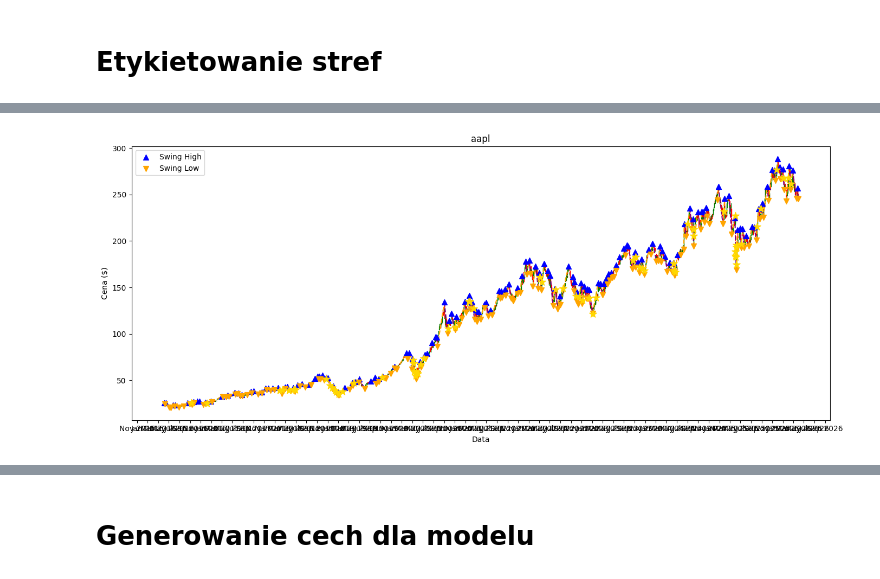
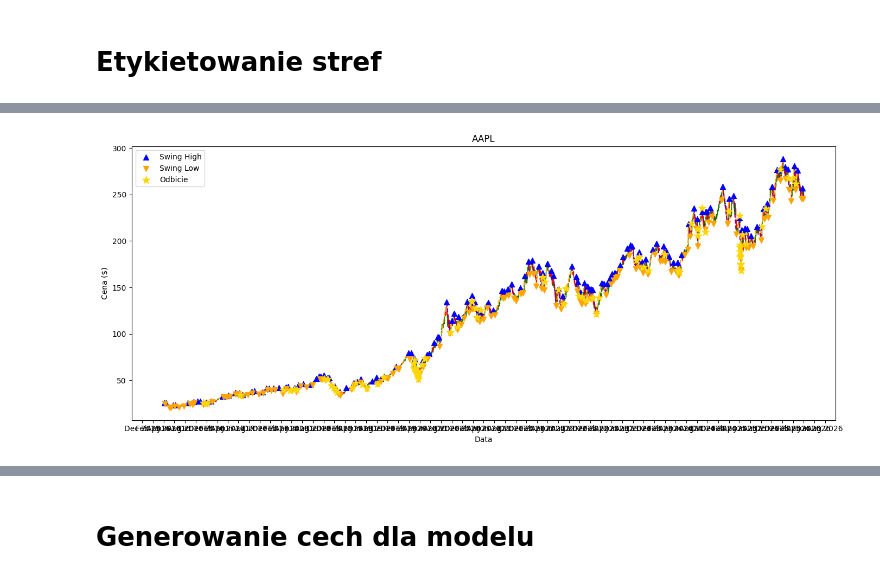
Before and after one commit to Paffeueq/fibonacci-retracement-ml, a Jupyter notebook: dyplomowy.ipynb, the cells around one changed output, grey strips where cells are left out. Cells and saved outputs as stored; diff of their text form; code cells hidden in the pictures.

```diff
--- a/dyplomowy.ipynb
+++ b/dyplomowy.ipynb
@@ -65,10 +93,13 @@ Volume — wolumen, czyli ile BTC zostało sprzedane w ciągu dnia
 # %% [markdown]
 **Wstępne wiadomości o pobranych danych**
 # %%
-print(f"Liczba rekordów: {len(df)}")
-print(f"Zakres dat: {df['Date'].min()} — {df['Date'].max()}")
-print(f"\nBrakujące wartości:")
-print(df.isnull().sum())
-print(f"\nTypy danych:")
-print(df.dtypes)
+for ticker, df in dane_tickerow.items():
+    print(f"\n{'='*40}")
+    print(f"Ticker: {ticker}")
+    print(f"Liczba rekordów: {len(df)}")
+    print(f"Zakres dat: {df['Date'].min().date()} — {df['Date'].max().date()}")
+    print(f"\nBrakujące wartości:")
+    print(df.isnull().sum())
+    print(f"\nTypy danych:")
+    print(df.dtypes)
 # %% [output]
@@ -415,38 +615,45 @@ def etykietuj_strefy(fib_zones_new, df):
 # %%
-fib_zones_new = etykietuj_strefy(fib_zones_new, df)
+def rysuj_wykres_odbicia(df, ticker, trends, fib_zones_new):
+    fig, ax = plt.subplots(figsize=(14, 6))
 
-fig, ax = plt.subplots(figsize=(14, 6))
+    for _, row in df.iterrows():
+        color = "green" if row["Close"] >= row["Open"] else "red"
+        ax.plot([row["Date"], row["Date"]], [row["Low"], row["High"]], color=color, linewidth=0.8)
+        ax.add_patch(Rectangle(
+            (mdates.date2num(row["Date"]) - 0.3, min(row["Open"], row["Close"])),
+            0.6,
+            abs(row["Close"] - row["Open"]),
+            color=color
+        ))
 
-for _, row in df.iterrows():
-    color = "green" if row["Close"] >= row["Open"] else "red"
-    ax.plot([row["Date"], row["Date"]], [row["Low"], row["High"]], color=color, linewidth=0.8) #knot siwecy
-    ax.add_patch(Rectangle(     #swieca
-        (mdates.date2num(row["Date"]) - 0.3, min(row["Open"], row["Close"])),
-        0.6,
-        abs(row["Close"] - row["Open"]),
-        color=color
-    ))
+    ax.scatter(df["Date"], df["swing_high"], color="blue", marker="^", s=50, zorder=5, label="Swing High")
+    ax.scatter(df["Date"], df["swing_low"], color="orange", marker="v", s=50, zorder=5, label="Swing Low")
 
-ax.scatter(df["Date"], df["swing_high"], color="blue", marker="^", s=50, zorder=5, label="Swing High")
-ax.scatter(df["Date"], df["swing_low"], color="orange", marker="v", s=50, zorder=5, label="Swing Low")
-ax.legend()
+    for t in trends:
+        color = "orange" if t["typ"] == "wzrost" else "purple"
+        ax.plot([t["start_date"], t["end_date"]], [t["start_price"], t["end_price"]],
+                color=color, linewidth=1.5, linestyle="--")
 
-for t in trends:
-    color = "orange" if t["typ"] == "wzrost" else "purple"
-    ax.plot([t["start_date"], t["end_date"]], [t["start_price"], t["end_price"]],
-            color=color, linewidth=1.5, linestyle="--")
+    for z in fib_zones_new:
+        if z["etykieta"] == "trafiona" and z["data_odbicia"] is not None:
+            ax.scatter(z["data_odbicia"], z["price"],
+                       color="gold", marker="*", s=100, zorder=6, label="Odbicie")
 
-for z in fib_zones_new:
-    if z["etykieta"] == "trafiona" and z["data_odbicia"] is not None:
-        ax.scatter(z["data_odbicia"], z["price"],
-                   color="gold", marker="*", s=100, zorder=6)
+    # usuwa duplikaty z legendy
+    handles, labels = ax.get_legend_handles_labels()
+    unikalne = dict(zip(labels, handles))
+    ax.legend(unikalne.values(), unikalne.keys())
 
-ax.xaxis.set_major_formatter(mdates.DateFormatter("%b %Y"))    # etykiety osi x na daty
-ax.xaxis.set_major_locator(mdates.MonthLocator(interval=2))     # co 2 miesiace etykieta na osi x
-plt.title(f"{ticker}")
-plt.xlabel("Data")
-plt.ylabel("Cena ($)")
-plt.tight_layout()
-plt.show()
+    ax.xaxis.set_major_formatter(mdates.DateFormatter("%b %Y"))
+    ax.xaxis.set_major_locator(mdates.MonthLocator(interval=2))
+    plt.title(ticker)
+    plt.xlabel("Data")
+    plt.ylabel("Cena ($)")
+    plt.tight_layout()
+    plt.show()
+
+# wywołanie dla dowolnego tickera
+rysuj_wykres_odbicia(dane_tickerow["AAPL"], "AAPL", trendy_tickerow["AAPL"], strefy_agg_tickerow["AAPL"])
+rysuj_wykres_odbicia(dane_tickerow["MSFT"], "MSFT", trendy_tickerow["MSFT"], strefy_agg_tickerow["MSFT"])
 # %% [output]
-[figure, old version]
+[figure, new version]
```
Also changed, not shown: parts of 21 cells of this notebook.
